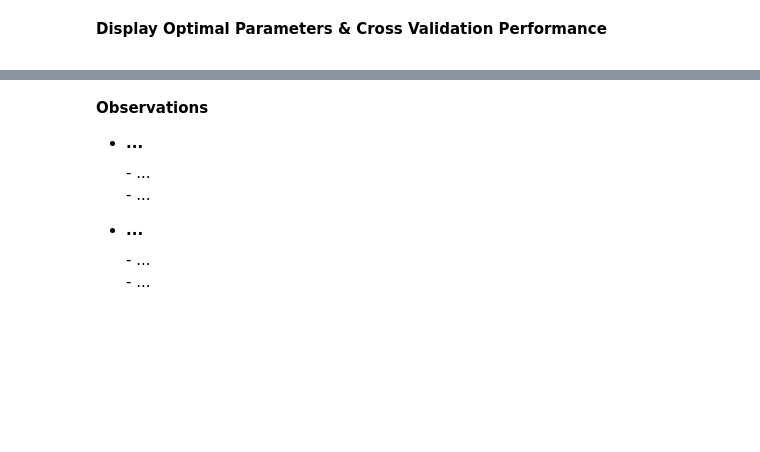
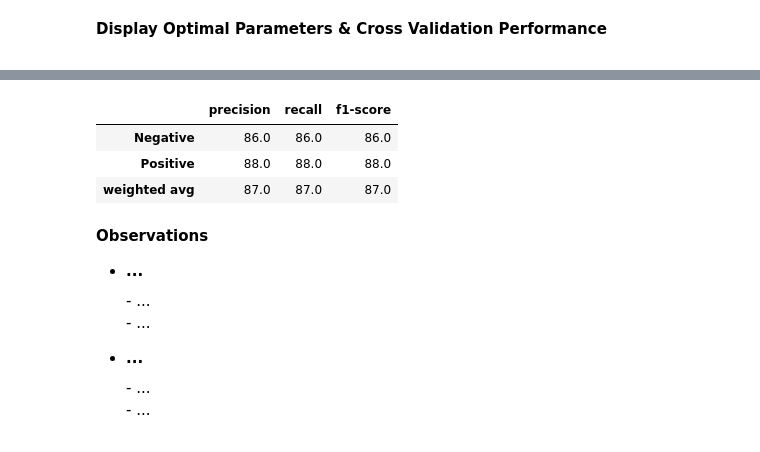
Before and after one commit to sal-siddiqui/heart-disease-prediction, a Jupyter notebook: my-attempt.ipynb, the cells around one changed output, grey strips where cells are left out. Saved outputs shown, nothing was run; the diff lists cells and outputs as text; code cells hidden in the pictures; blank space fills up the shorter version.

```diff
--- a/my-attempt.ipynb
+++ b/my-attempt.ipynb
@@ -1621,3 +1632,20 @@ custom_classification_report(y_test, y_pred, labels=labels)
+# %%
+## Evaluate Model on Testing Data
+model_knn.eval_test(X_test, y_test)
+
+# Retreive classification report
+frame = pd.DataFrame(model_knn.scores_test).round(2).mul(100)
+
+# Correct the labels
+frame.index = ser_encodings["target"].to_list() + [frame.index[-1]]
+
+# View
+frame
+# %% [output]
+|  | precision | recall | f1-score |
+| Negative | 86.0 | 86.0 | 86.0 |
+| Positive | 88.0 | 88.0 | 88.0 |
+| weighted avg | 87.0 | 87.0 | 87.0 |
 # %% [markdown]
 <div style="font-size:15px">
 
```
Also changed, not shown: parts of 21 cells of this notebook, 1 other file.
